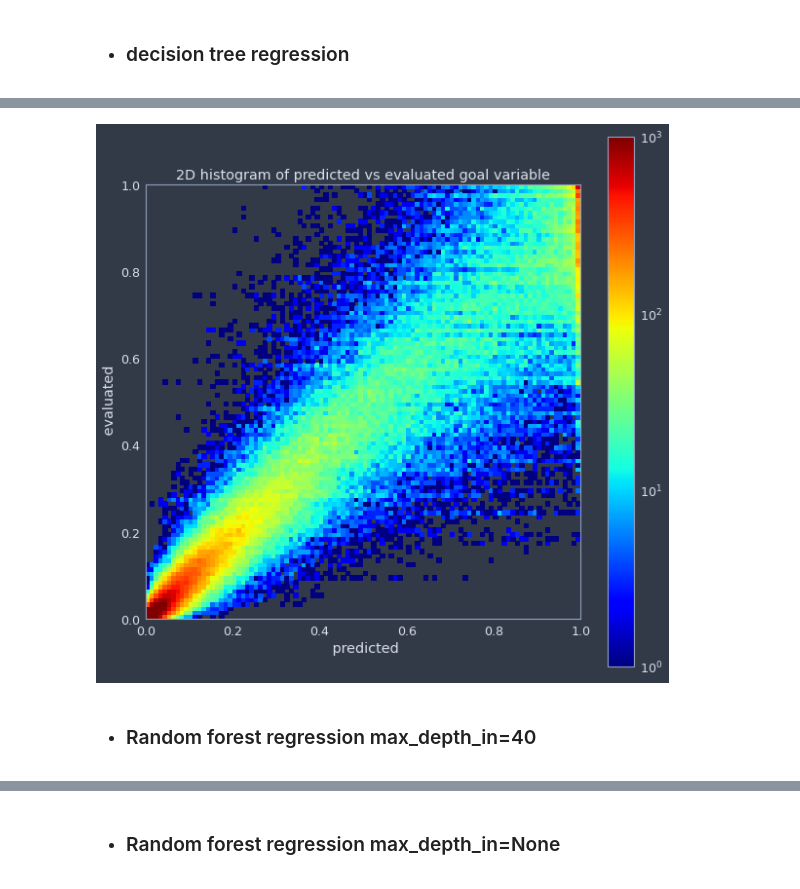
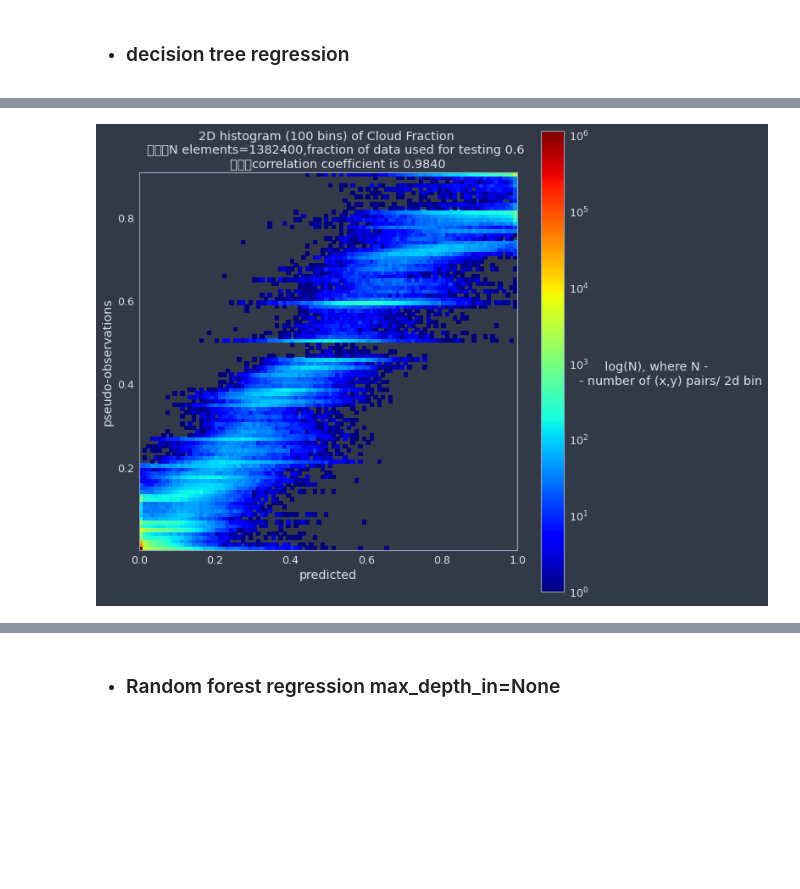
Before and after one commit to Egor93/MSC_repo, a Jupyter notebook: regression/tree_regression_plotter.ipynb, the cells around one changed output, grey strips where cells are left out. Cells and saved outputs as stored; diff of their text form; code cells hidden in the pictures; blank space fills up the shorter version.

Commit message:
update regression jupyter notebook

```diff
--- a/regression/tree_regression_plotter.ipynb
+++ b/regression/tree_regression_plotter.ipynb
@@ -69,15 +158,13 @@ cft.hist_plot(goalvar_pred, goalvar_eval)
 # %%
  # DEFAULT PARAMETERS - global variables
-curdir='/home/igor/UNI/Master Project/Script/Data/'
+curdir='/home/igor/UNI/Master_Project/Script/Data/'
 fname='ncr_pdf_douze_0125deg.nc'
 goal_var = 'cl_l'
 input_vars = ['qsm', 'qtm', 'qlm', 'skew_l', 'var_l', 'var_t', 'tm', 'pm']
-# add_vars = ['qvlm','qsm']
-add_vars = []
+add_vars = ['qvlm','qsm']
 eval_fraction=0.6
-regtype = 'decision_tree'
-# ['decision_tree','gradient boost','random forest']
-max_depth_in=None
+regtype = 'random forest'
+max_depth_in=40
 # %%
 # make sure that changes in module are applied in j notebook
 reload(cft)
@@ -92,10 +215,9 @@ goalvar_pred, goalvar_eval = cft.regression(regtype,processed_data,max_depth_in)
 # %%
 # VISUALISATION
 # colormap of lognormalized due to high values range.
 # empty regions correspond to log(0)=-inf
 reload(cft)
-cft.hist_plot(goalvar_pred, goalvar_eval)
+cft.hist_plot(goalvar_pred, goalvar_eval,eval_fraction,bins=100,vmax=None,cmax=None,
+              norm=LogNorm())
 # %% [output]
-[figure, old version]
+[figure, new version]
-# %% [markdown]
-- ### Random forest regression max_depth_in=40
```
Also changed, not shown: parts of 25 cells of this notebook, 1 other file.
